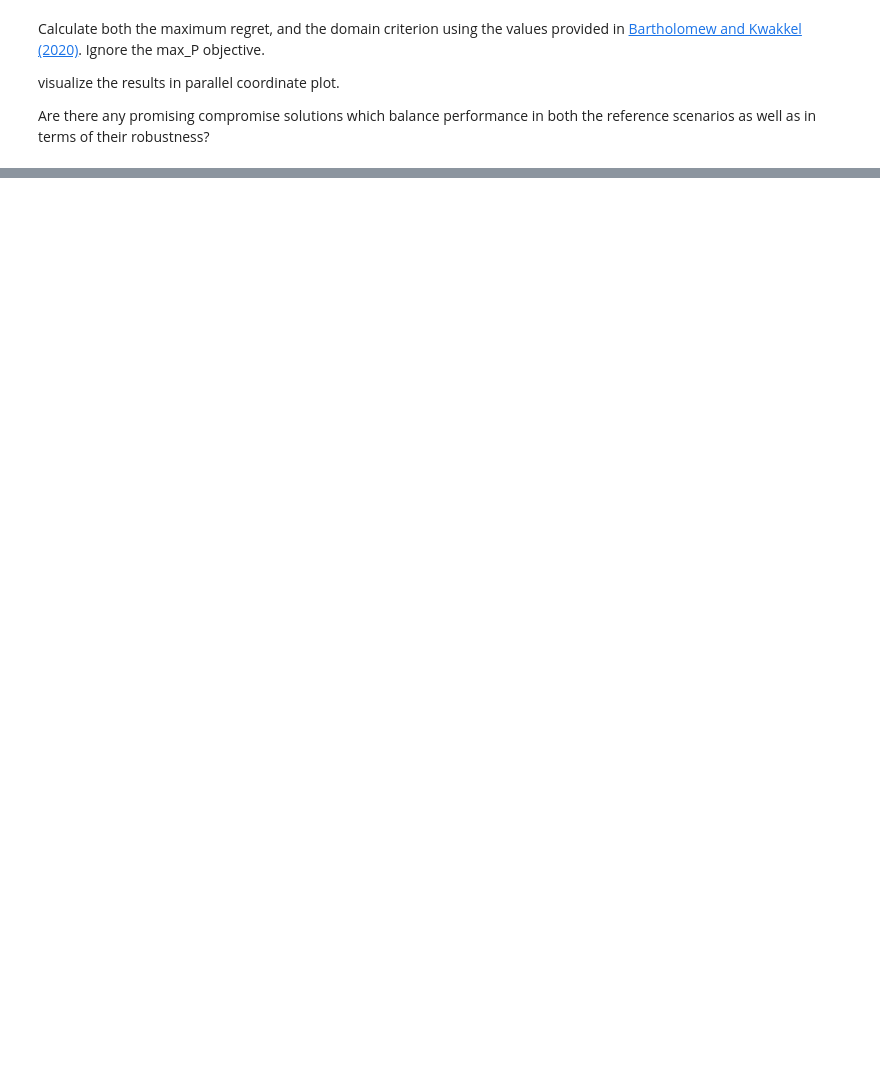
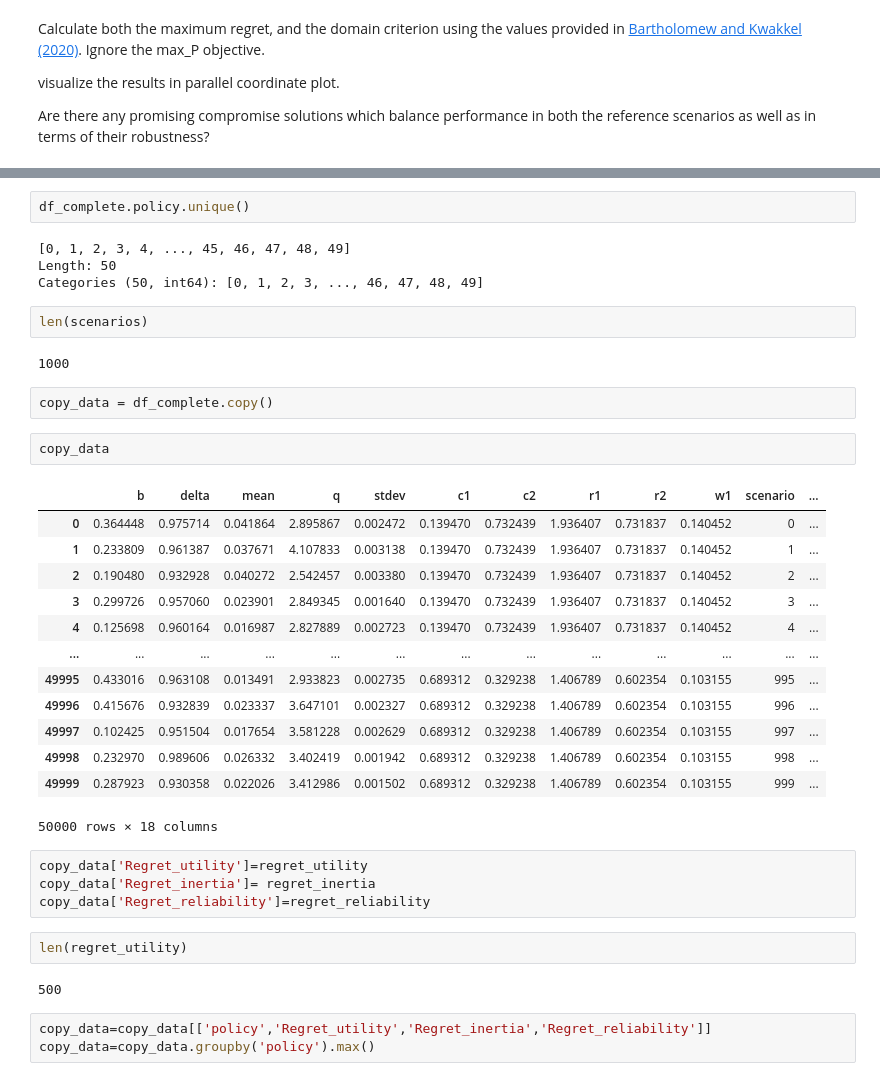
Before and after one commit to tamarvooijs/MBDM, a Jupyter notebook: Week 5-6 - robustness and direct search/assignment 9 - multi-scenario MORDM.ipynb, the cells around one changed output, grey strips where cells are left out. Saved outputs shown, nothing was run; the diff lists cells and outputs as text; blank space fills up the shorter version.

Commit message:
max regret

```diff
--- a/Week 5-6 - robustness and direct search/assignment 9 - multi-scenario MORDM.ipynb
+++ b/Week 5-6 - robustness and direct search/assignment 9 - multi-scenario MORDM.ipynb
@@ -538,0 +592,39 @@ Are there any promising compromise solutions which balance performance in both t
+# %%
+df_complete.policy.unique()
+# %% [output]
+[0, 1, 2, 3, 4, ..., 45, 46, 47, 48, 49]
+Length: 50
+Categories (50, int64): [0, 1, 2, 3, ..., 46, 47, 48, 49]
+# %%
+len(scenarios)
+# %% [output]
+1000
+# %%
+copy_data = df_complete.copy()
+# %%
+copy_data
+# %% [output]
+|  | b | delta | mean | q | stdev | c1 | c2 | r1 | r2 | w1 | scenario | ... |
+| 0 | 0.364448 | 0.975714 | 0.041864 | 2.895867 | 0.002472 | 0.139470 | 0.732439 | 1.936407 | 0.731837 | 0.140452 | 0 | ... |
+| 1 | 0.233809 | 0.961387 | 0.037671 | 4.107833 | 0.003138 | 0.139470 | 0.732439 | 1.936407 | 0.731837 | 0.140452 | 1 | ... |
+| 2 | 0.190480 | 0.932928 | 0.040272 | 2.542457 | 0.003380 | 0.139470 | 0.732439 | 1.936407 | 0.731837 | 0.140452 | 2 | ... |
+| 3 | 0.299726 | 0.957060 | 0.023901 | 2.849345 | 0.001640 | 0.139470 | 0.732439 | 1.936407 | 0.731837 | 0.140452 | 3 | ... |
+| 4 | 0.125698 | 0.960164 | 0.016987 | 2.827889 | 0.002723 | 0.139470 | 0.732439 | 1.936407 | 0.731837 | 0.140452 | 4 | ... |
+| ... | ... | ... | ... | ... | ... | ... | ... | ... | ... | ... | ... | ... |
+| 49995 | 0.433016 | 0.963108 | 0.013491 | 2.933823 | 0.002735 | 0.689312 | 0.329238 | 1.406789 | 0.602354 | 0.103155 | 995 | ... |
+| 49996 | 0.415676 | 0.932839 | 0.023337 | 3.647101 | 0.002327 | 0.689312 | 0.329238 | 1.406789 | 0.602354 | 0.103155 | 996 | ... |
+| 49997 | 0.102425 | 0.951504 | 0.017654 | 3.581228 | 0.002629 | 0.689312 | 0.329238 | 1.406789 | 0.602354 | 0.103155 | 997 | ... |
+| 49998 | 0.232970 | 0.989606 | 0.026332 | 3.402419 | 0.001942 | 0.689312 | 0.329238 | 1.406789 | 0.602354 | 0.103155 | 998 | ... |
+| 49999 | 0.287923 | 0.930358 | 0.022026 | 3.412986 | 0.001502 | 0.689312 | 0.329238 | 1.406789 | 0.602354 | 0.103155 | 999 | ... |
+50000 rows × 18 columns
+# %%
+copy_data['Regret_utility']=regret_utility
+copy_data['Regret_inertia']= regret_inertia
+copy_data['Regret_reliability']=regret_reliability
+# %%
+len(regret_utility)
+# %% [output]
+500
+# %%
+copy_data=copy_data[['policy','Regret_utility','Regret_inertia','Regret_reliability']]
+copy_data=copy_data.groupby('policy').max()
```
Also changed, not shown: parts of 29 cells of this notebook, 7 other files.
